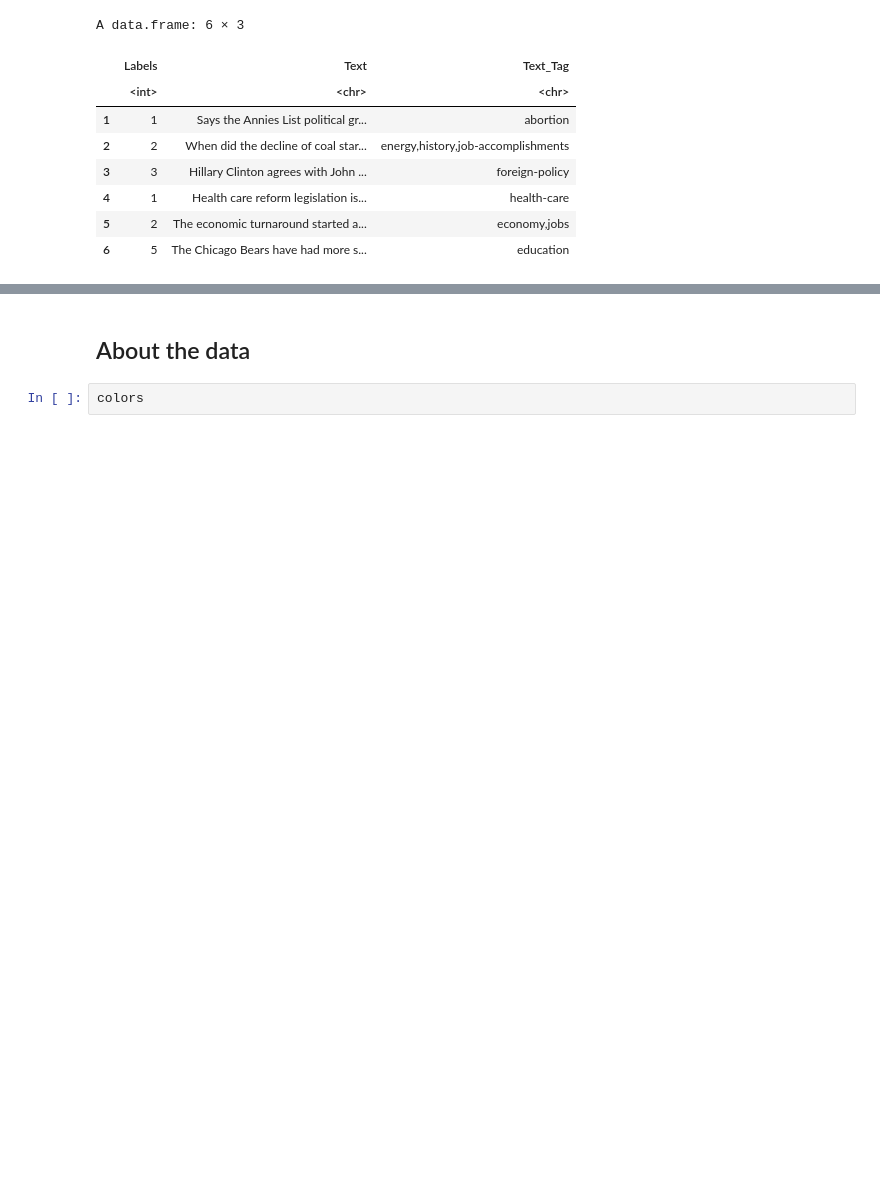
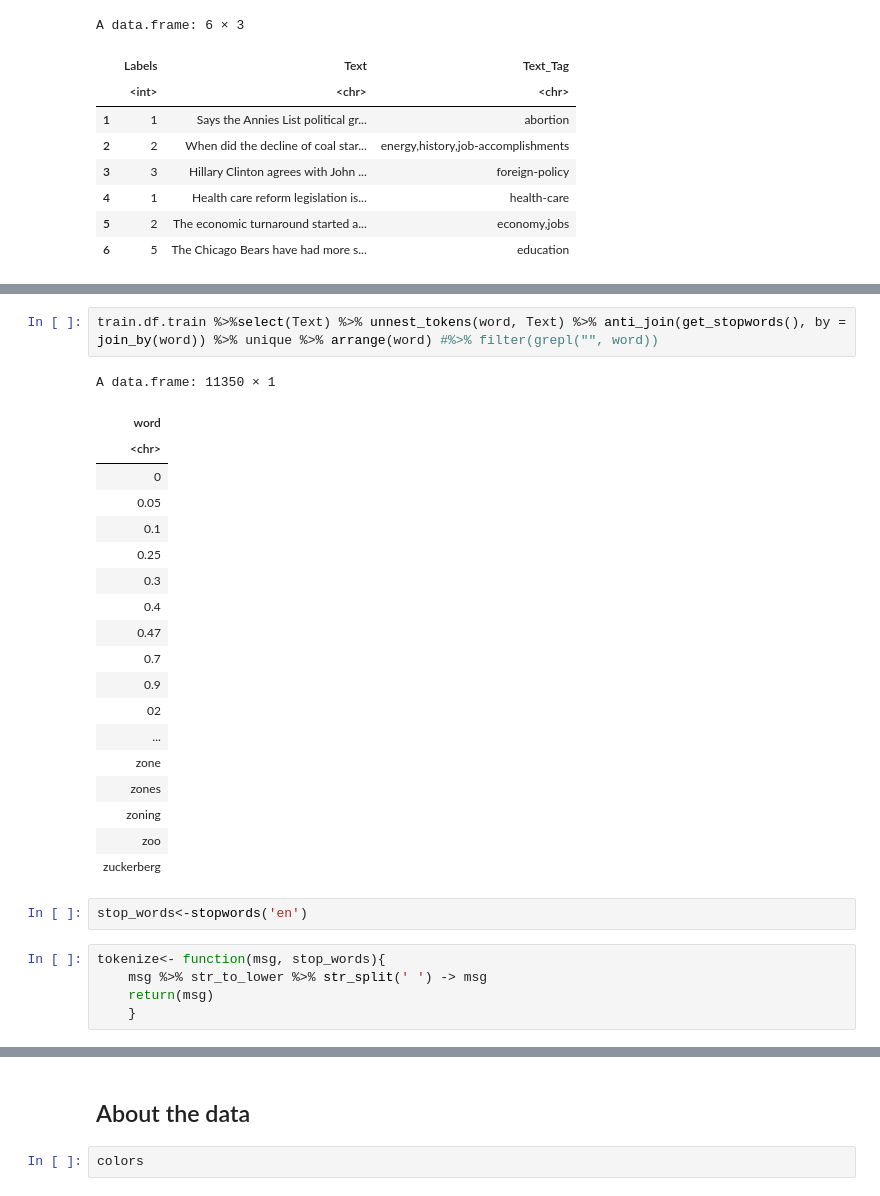
Before and after one commit to tommaso-bertola/falsehoods-sieve, a Jupyter notebook: FakeNewsRecognitionWithBayesClassifier.ipynb, the cells around one changed output, grey strips where cells are left out. Cells and saved outputs as stored; diff of their text form; blank space fills up the shorter version.

```diff
--- a/FakeNewsRecognitionWithBayesClassifier.ipynb
+++ b/FakeNewsRecognitionWithBayesClassifier.ipynb
@@ -27,0 +60,29 @@ A data.frame: 6 × 3
+# %%
+train.df.train %>%select(Text) %>% unnest_tokens(word, Text) %>% anti_join(get_stopwords(), by = join_by(word)) %>% unique %>% arrange(word) #%>% filter(grepl("", word))
+# %% [output]
+A data.frame: 11350 × 1
+| word |
+| <chr> |
+| 0 |
+| 0.05 |
+| 0.1 |
+| 0.25 |
+| 0.3 |
+| 0.4 |
+| 0.47 |
+| 0.7 |
+| 0.9 |
+| 02 |
+| ... |
+| zone |
+| zones |
+| zoning |
+| zoo |
+| zuckerberg |
+# %%
+stop_words<-stopwords('en')
+# %%
+tokenize<- function(msg, stop_words){
+    msg %>% str_to_lower %>% str_split(' ') -> msg
+    return(msg)
+    }
```
Also changed, not shown: parts of 12 cells of this notebook.
